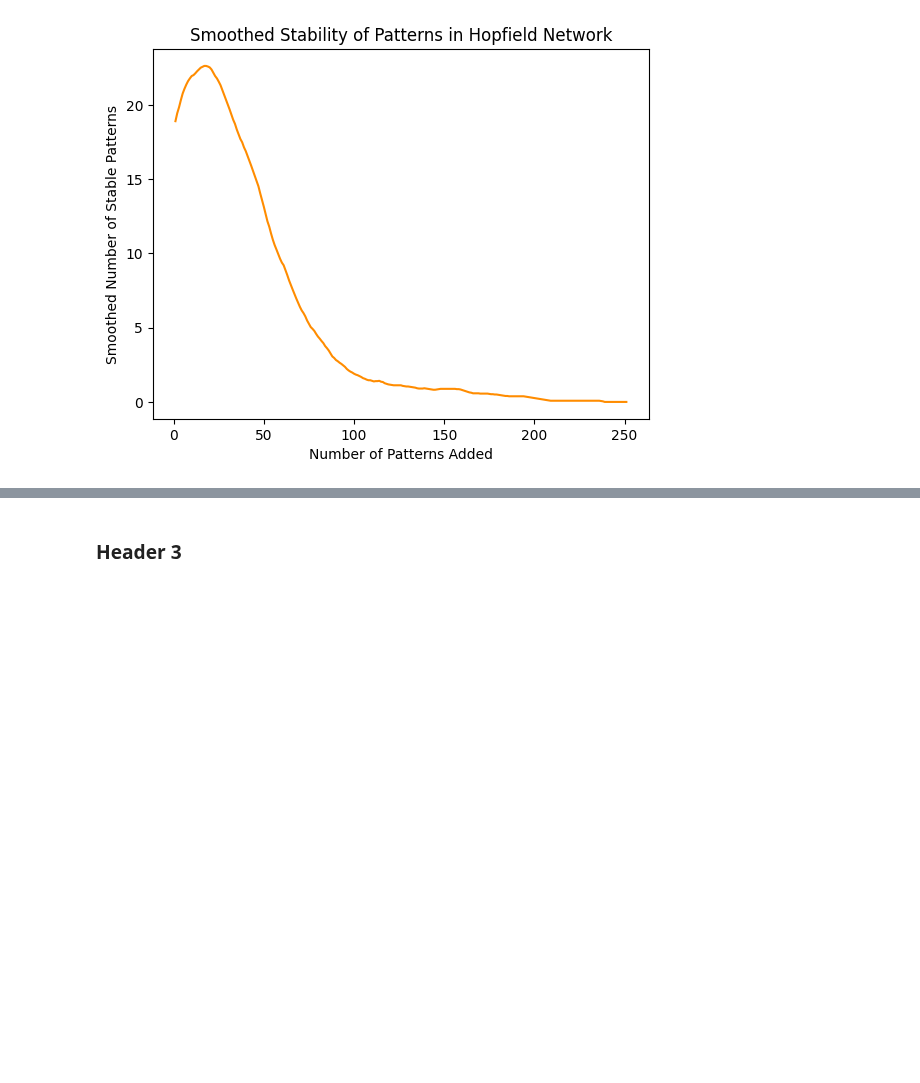
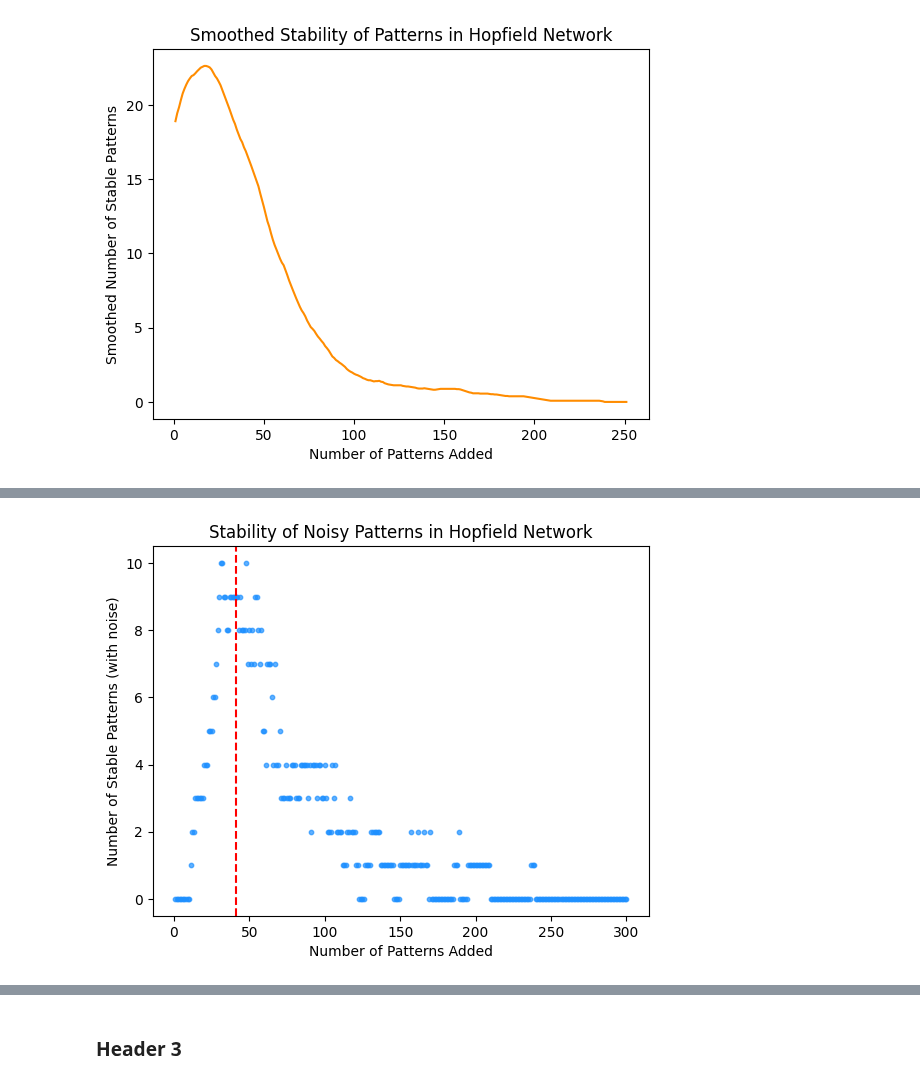
Before and after one commit to nathanansel28/DD2437, a Jupyter notebook: lab3/split3.ipynb, the cells around one changed output, grey strips where cells are left out. Drawn from its saved outputs; the diff is of its cells as text; code cells hidden in the pictures; blank space fills up the shorter version.

```diff
--- a/lab3/split3.ipynb
+++ b/lab3/split3.ipynb
@@ -151,0 +156,28 @@ plt.show()
+# %%
+num_patterns=300
+network_size=300
+distorted_pixels=4
+random_patterns = generate_random_patterns(num_patterns=num_patterns, pattern_size=network_size)
+distorted_random_patterns = HopfieldNetwork(n_nodes=network_size).distort_patterns(
+    num_units=distorted_pixels, patterns=random_patterns
+)
+
+correct_preds = []
+for i in range(num_patterns):
+    hn = HopfieldNetwork(n_nodes=network_size)
+    hn.fit(patterns=random_patterns[:i])
+    preds = hn.recall(distorted_random_patterns[:i])
+    correct_preds.append(
+        sum(
+            hn.evaluate(patterns_pred=preds, patterns=distorted_random_patterns[:i])
+        )
+    )
+
+plt.scatter(range(1, num_patterns+1), correct_preds, s=10, alpha=0.7, c='dodgerblue')
+plt.axvline(x=0.138*network_size, color='red', linestyle='--', label=f'Capacity = {capacity}')
+plt.xlabel("Number of Patterns Added")
+plt.ylabel("Number of Stable Patterns (with noise)")
+plt.title("Stability of Noisy Patterns in Hopfield Network")
+plt.show()
+# %% [output]
+[figure, added]
```
Also changed, not shown: parts of 10 cells of this notebook, 2 other files.
